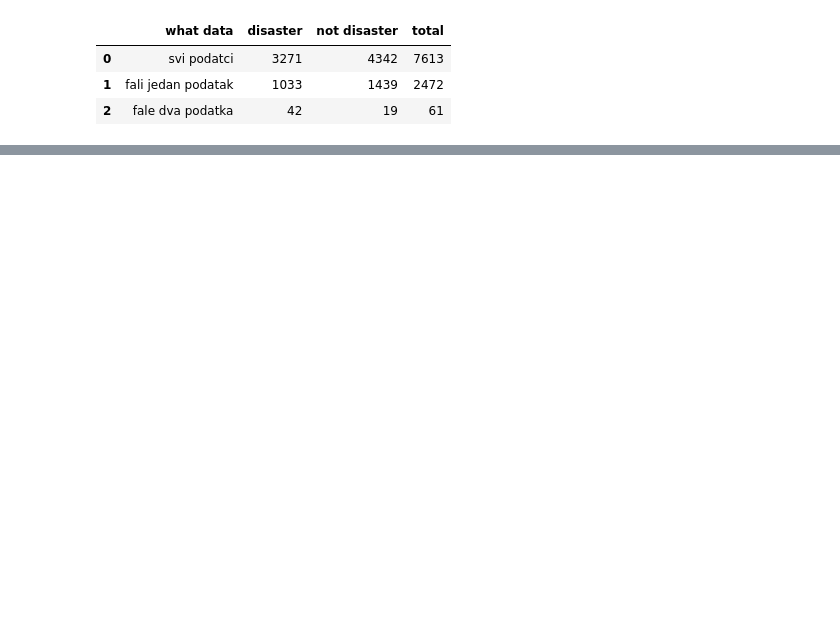
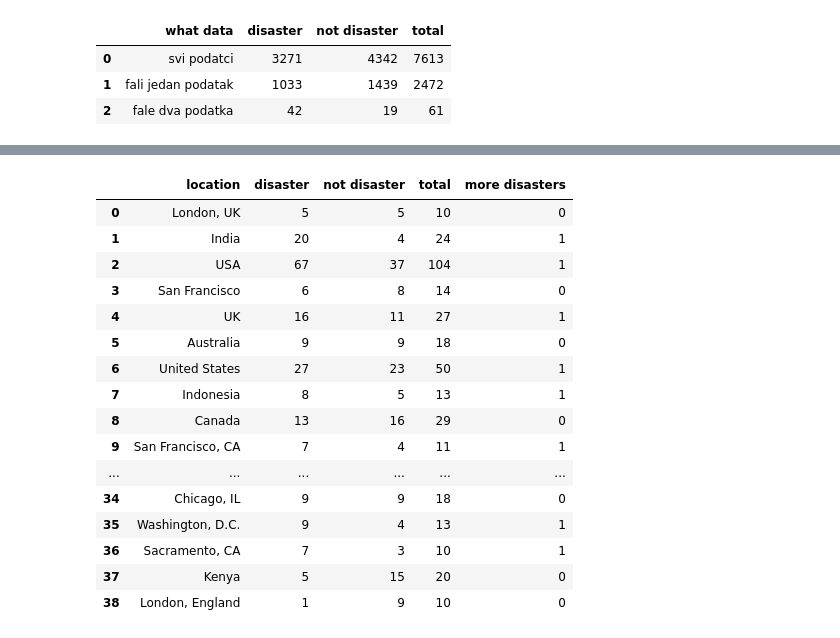
Before and after one commit to auroraautonoa/Strojno-u-enje, a Jupyter notebook: Eksploratornom analiza skupa podataka.ipynb, the cells around one changed output, grey strips where cells are left out. Saved outputs shown, nothing was run; the diff lists cells and outputs as text; code cells hidden in the pictures; blank space fills up the shorter version.

```diff
--- a/PODATCI.ipynb
+++ b/Eksploratornom analiza skupa podataka.ipynb
@@ -105,10 +105,3 @@ plt.ylabel('Frequency')
 plt.show()
 # %% [output]
 [figure]
-# %%
-key=pd.DataFrame(columns=["keyword", "disaster","not disaster","total"])
-for i in range (0,len(K)):
-    ukupno=data.loc[data['keyword']==K[i]].shape[0]
-    ND=data.loc[(data['keyword']==K[i]) & (data['target']==0)].shape[0]
-    key=key.append({'keyword' : K[i] , 'disaster' : ukupno-ND , 'not disaster' : ND , 'total':ukupno} , ignore_index=True)
-key
@@ -187,10 +164,3 @@ plt.ylabel('broj lokacija')
 # %% [output]
 Text(0, 0.5, 'broj lokacija')
 [figure]
-# %%
-pov=pd.DataFrame(columns=["location", "disaster","not disaster","total"])
-for i in range (0,len(P)):
-    ukupno=data.loc[data['location']==P[i]].shape[0]
-    ND=data.loc[(data['location']==P[i]) & (data['target']==0)].shape[0]
-    pov=pov.append({'location' : P[i] , 'disaster' : ukupno-ND , 'not disaster' : ND , 'total':ukupno} , ignore_index=True)
-pov
@@ -211,7 +166,0 @@ pov
-# %%
-atr=pd.DataFrame(columns=["location", "disaster","not disaster","total"])
-for i in range (0,len(A)):
-    ukupno=data.loc[data['location']==A[i]].shape[0]
-    ND=data.loc[(data['location']==A[i]) & (data['target']==0)].shape[0]
-    atr=atr.append({'location' : A[i] , 'disaster' : ukupno-ND , 'not disaster' : ND , 'total':ukupno} , ignore_index=True)
-atr
@@ -281,3 +206,14 @@ pd.DataFrame(podatci, columns=["what data ", "disaster","not disaster","total"])
 | 0 | svi podatci | 3271 | 4342 | 7613 |
 | 1 | fali jedan podatak | 1033 | 1439 | 2472 |
 | 2 | fale dva podatka | 42 | 19 | 61 |
+# %%
+pov=pd.DataFrame(columns=["location", "disaster","not disaster","total","more disasters"])
+for i in range (0,len(P)):
+    ukupno=data.loc[data['location']==P[i]].shape[0]
+    ND=data.loc[(data['location']==P[i]) & (data['target']==0)].shape[0]
+    if ( ukupno-ND > ND ):
+        MD=1
+    else:
+        MD=0
+    pov=pov.append({'location' : P[i] , 'disaster' : ukupno-ND , 'not disaster' : ND , 'total':ukupno, 'more disasters' : MD} , ignore_index=True)
+pov
@@ -283,0 +234,29 @@ pd.DataFrame(podatci, columns=["what data ", "disaster","not disaster","total"])
+# %%
+atr=pd.DataFrame(columns=["location", "disaster","not disaster","total","more disasters"])
+for i in range (0,len(A)):
+    ukupno=data.loc[data['location']==A[i]].shape[0]
+    ND=data.loc[(data['location']==A[i]) & (data['target']==0)].shape[0]
+    if ( ukupno-ND > ND ):
+        MD=1
+    else:
+        MD=0
+    atr=atr.append({'location' : A[i] , 'disaster' : ukupno-ND , 'not disaster' : ND , 'total':ukupno, 'more disasters' : MD} , ignore_index=True)
+atr
+# %% [output]
+|  | location | disaster | not disaster | total | more disasters |
+| 0 | London, UK | 5 | 5 | 10 | 0 |
+| 1 | India | 20 | 4 | 24 | 1 |
+| 2 | USA | 67 | 37 | 104 | 1 |
+| 3 | San Francisco | 6 | 8 | 14 | 0 |
+| 4 | UK | 16 | 11 | 27 | 1 |
+| 5 | Australia | 9 | 9 | 18 | 0 |
+| 6 | United States | 27 | 23 | 50 | 1 |
+| 7 | Indonesia | 8 | 5 | 13 | 1 |
+| 8 | Canada | 13 | 16 | 29 | 0 |
+| 9 | San Francisco, CA | 7 | 4 | 11 | 1 |
+| ... | ... | ... | ... | ... | ... |
+| 34 | Chicago, IL | 9 | 9 | 18 | 0 |
+| 35 | Washington, D.C. | 9 | 4 | 13 | 1 |
+| 36 | Sacramento, CA | 7 | 3 | 10 | 1 |
+| 37 | Kenya | 5 | 15 | 20 | 0 |
+| 38 | London, England | 1 | 9 | 10 | 0 |
```
Also changed, not shown: parts of 14 cells of this notebook, 5 other files.
